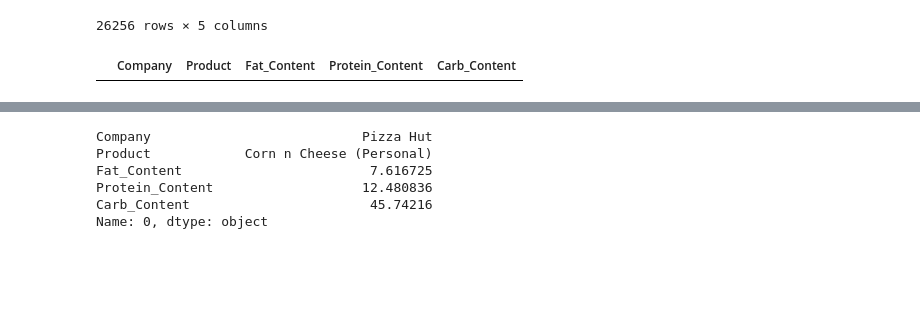
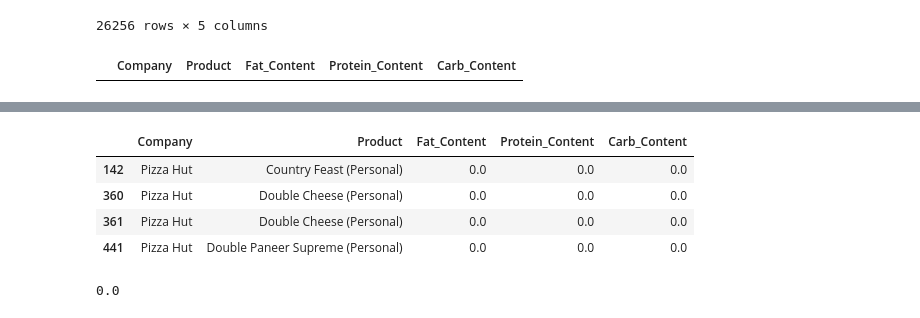
Before and after one commit to athiaq/United_States_Food_Data, a Jupyter notebook: Phil/FastFood-Phil.ipynb, the cells around one changed output, grey strips where cells are left out. Drawn from its saved outputs; the diff is of its cells as text; code cells hidden in the pictures; blank space fills up the shorter version.

```diff
--- a/Phil/FastFood-Phil.ipynb
+++ b/Phil/FastFood-Phil.ipynb
@@ -174,9 +209,12 @@ KeyError: 293.125
 # %%
-keto_df.loc[keto_df["Carb_Content"].min()]
+keto_df.loc[keto_df["Carb_Content"] == keto_df["Carb_Content"].min()]
 # %% [output]
-Company                           Pizza Hut
-Product            Corn n Cheese (Personal)
-Fat_Content                        7.616725
-Protein_Content                   12.480836
-Carb_Content                       45.74216
-Name: 0, dtype: object
+|  | Company | Product | Fat_Content | Protein_Content | Carb_Content |
+| 142 | Pizza Hut | Country Feast (Personal) | 0.0 | 0.0 | 0.0 |
+| 360 | Pizza Hut | Double Cheese (Personal) | 0.0 | 0.0 | 0.0 |
+| 361 | Pizza Hut | Double Cheese (Personal) | 0.0 | 0.0 | 0.0 |
+| 441 | Pizza Hut | Double Paneer Supreme (Personal) | 0.0 | 0.0 | 0.0 |
+# %%
+keto_df["Carb_Content"].min()
+# %% [output]
+0.0
```
Also changed, not shown: parts of 6 cells of this notebook.
